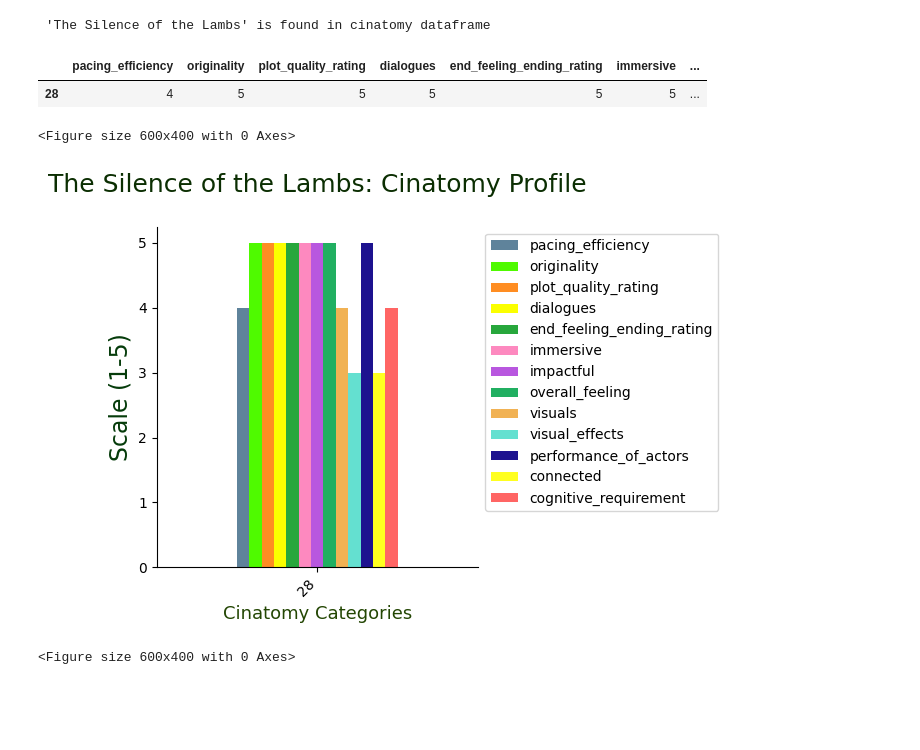
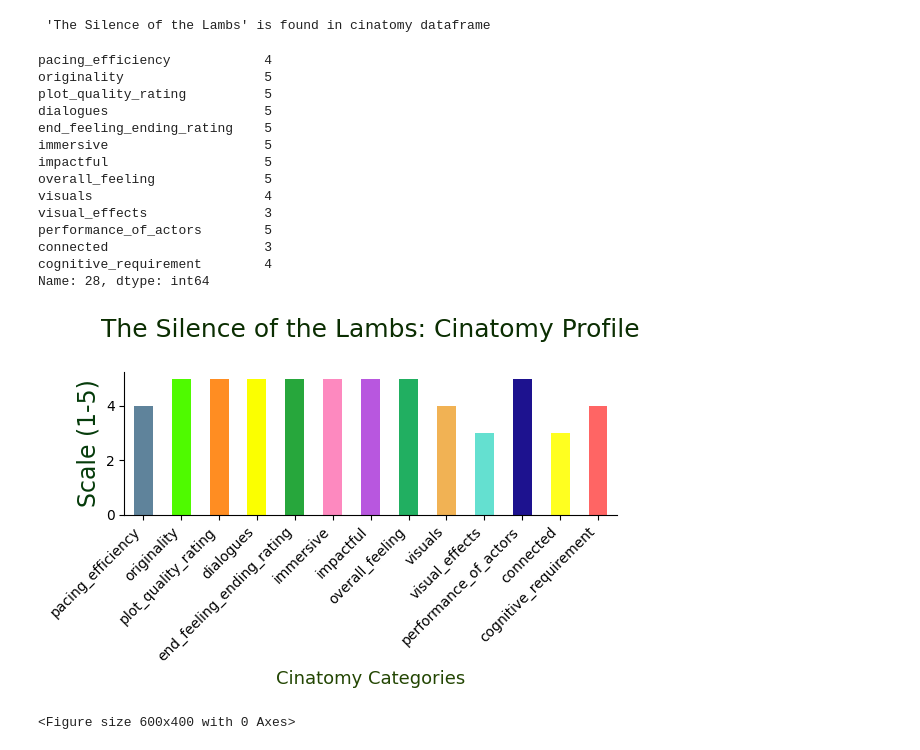
Before and after one commit to JessicaLindsey5514/The_Perfect_Horror_Movie, a Jupyter notebook: Notebooks/perfect_horror_movie.ipynb, the cells around one changed output. Drawn from its saved outputs; the diff is of its cells as text; code cells hidden in the pictures; blank space fills up the shorter version.

```diff
--- a/Notebooks/perfect_horror_movie.ipynb
+++ b/Notebooks/perfect_horror_movie.ipynb
@@ -2376,42 +2378,52 @@ in_cinatomy("The Silence of the Lambs")
 # %%
 occurence = cin_df.loc[cin_df['title'] == "The Silence of the Lambs"]
 occurence.drop(columns=['title', 'family_friendly','plot_quality_reasons_for_liking', 'plot_quality_reasons_for_disliking', 'end_feeling_emotional_adjective', 'end_feeling_structural_adjective', 'sound_bgm_quality', 'sound_song_tracks_quality', 'references_contained', 'technical_knowledge_required', 'animal_harm', 'trailer_or_spoiler', 'photosensitivity_warnings', 'sound_audio_balance_issue'], inplace=True)
-
+occurence = occurence.iloc[0]
 #columns to use: occurence[['immersive', 'impactful', 'originality', 'pacing_efficiency', 'dialogues', 'performance_of_actors', 'plot_quality_rating', 'visuals', 'visual_effects', 'connected', 'cognitive_requirement']]
 occurence
 # %% [output]
-|  | pacing_efficiency | originality | plot_quality_rating | dialogues | end_feeling_ending_rating | immersive | ... |
-| 28 | 4 | 5 | 5 | 5 | 5 | 5 | ... |
+pacing_efficiency            4
+originality                  5
+plot_quality_rating          5
+dialogues                    5
+end_feeling_ending_rating    5
+immersive                    5
+impactful                    5
+overall_feeling              5
+visuals                      4
+visual_effects               3
+performance_of_actors        5
+connected                    3
+cognitive_requirement        4
+Name: 28, dtype: int64
 # %%
 custom_colors = ["#5F839B", "#4ffa00", "#ff8d22", "#FBFF00", "#27A73C", "#FD89BF", "#B857DF", "#21AF61", "#F1B254", "#64E0D0", "#1D128F", "#FFFF20", "#FF6564", "#F88898"]
 
 
 plt.figure(figsize=(6, 4))
 occurence.plot(kind='bar', color= custom_colors)
 
 ax = plt.gca()
 ax.spines["top"].set_visible(False)
 ax.spines["right"].set_visible(False)
 
 
 plt.title("The Silence of the Lambs: Cinatomy Profile", fontsize= 18, color= "#0B2E02", pad= 25)
 
-plt.legend(loc='upper left', bbox_to_anchor=(1, 1))
 
 plt.ylabel("Scale (1-5)", color= "#053B0A", fontsize=17)
 plt.xticks(rotation=45, ha="right")
 
 ax.set_xlabel("Cinatomy Categories", color= "#234603", fontsize=13)
 
 
 
 
 plt.tight_layout()
 plt.savefig('../Visualizations/silence_of_the_lambs.png')
 plt.show()
 # %% [output]
-<Figure size 600x400 with 0 Axes>
-[figure, old version]
+[figure, new version]
 # %%
 occurence2 = cin_df.loc[cin_df['title'] == "Jaws"]
 occurence2.drop(columns=['title', 'family_friendly','plot_quality_reasons_for_liking', 'plot_quality_reasons_for_disliking', 'end_feeling_emotional_adjective', 'end_feeling_structural_adjective', 'sound_bgm_quality', 'sound_song_tracks_quality', 'references_contained', 'technical_knowledge_required', 'animal_harm', 'trailer_or_spoiler', 'photosensitivity_warnings', 'sound_audio_balance_issue'], inplace=True)
```
Also changed, not shown: parts of 5 cells of this notebook, 3 other files.
